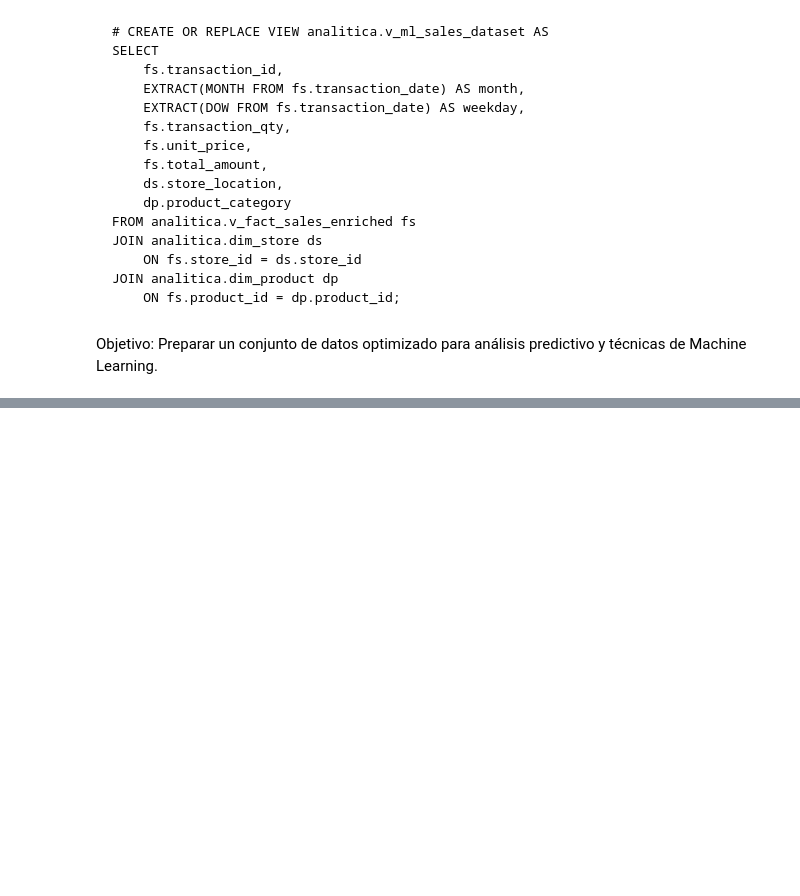
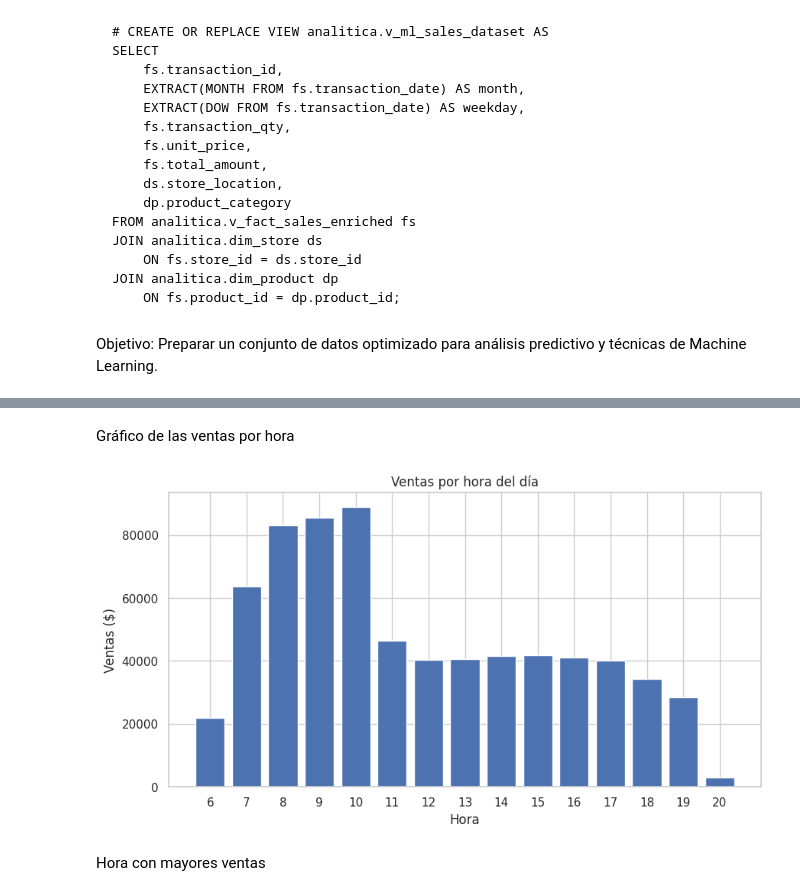
Before and after one commit to EliasHernandezBar/Proyecto-Final, a Jupyter notebook: Proyecto_Integrador.ipynb, the cells around one changed output, grey strips where cells are left out. Cells and saved outputs as stored; diff of their text form; code cells hidden in the pictures; blank space fills up the shorter version.

```diff
--- a/Proyecto_Integrador.ipynb
+++ b/Proyecto_Integrador.ipynb
@@ -634,0 +1005,18 @@ Objetivo: Preparar un conjunto de datos optimizado para análisis predictivo y t
+# %%
+query = """
+SELECT
+    EXTRACT(HOUR FROM transaction_time) AS hour,
+    COUNT(*) AS transactions,
+    SUM(total_amount) AS net_sales
+FROM analitica.v_fact_sales_enriched
+GROUP BY hour
+ORDER BY hour;
+"""
+
+engine.dispose()
+
+df_hourly = pd.read_sql(query, engine)
+
+df_hourly['hour'] = df_hourly['hour'].astype(int)
+
+df_hourly
@@ -634,0 +1040,23 @@ Objetivo: Preparar un conjunto de datos optimizado para análisis predictivo y t
+# %% [markdown]
+Gráfico de las ventas por hora
+# %%
+import matplotlib.pyplot as plt
+
+plt.figure(figsize=(10,5))
+
+plt.bar(
+    df_hourly["hour"],
+    df_hourly["net_sales"]
+)
+
+plt.title("Ventas por hora del día")
+plt.xlabel("Hora")
+plt.ylabel("Ventas ($)")
+
+plt.xticks(df_hourly["hour"])
+
+plt.show()
+# %% [output]
+[figure, added]
+# %% [markdown]
+Hora con mayores ventas
```
Also changed, not shown: parts of 69 cells of this notebook.
